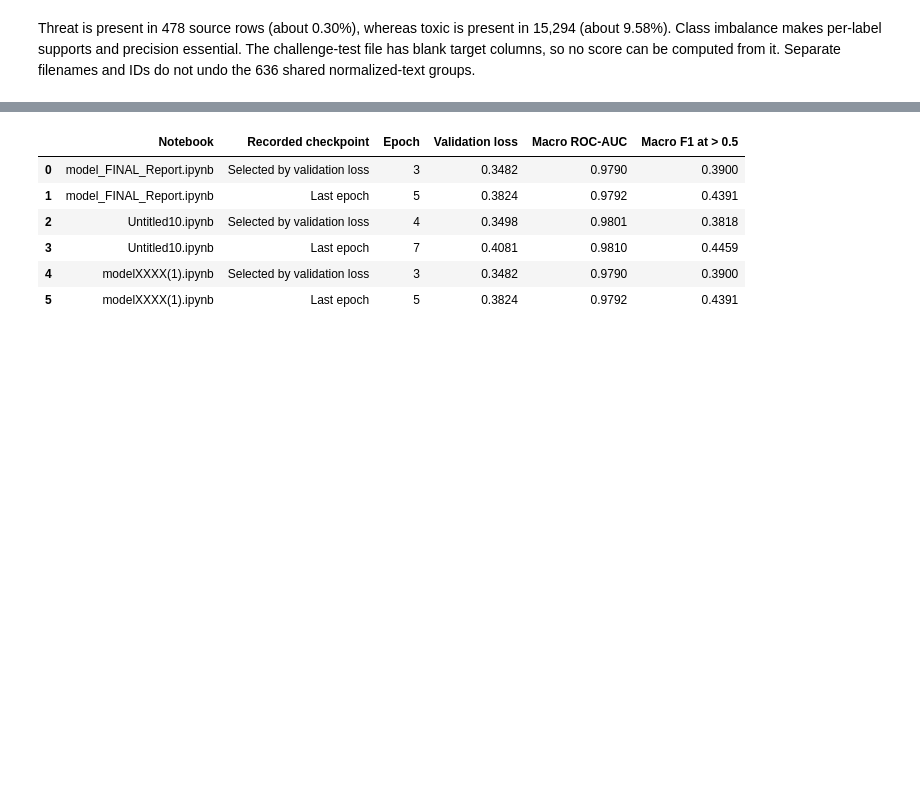
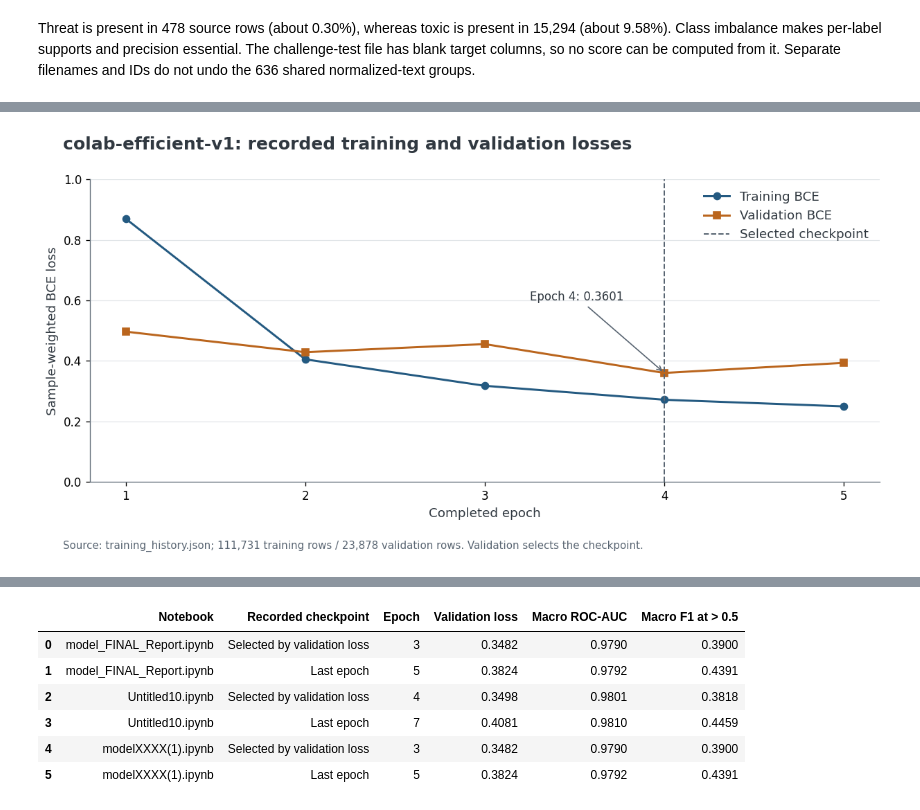
Before and after one commit to mobatayneh/toxic-comment-classification, a Jupyter notebook: notebooks/01_results_review.ipynb, the cells around one changed output, grey strips where cells are left out. Saved outputs shown, nothing was run; the diff lists cells and outputs as text; code cells hidden in the pictures; blank space fills up the shorter version.

```diff
--- a/notebooks/01_results_review.ipynb
+++ b/notebooks/01_results_review.ipynb
@@ -127,0 +189,20 @@ F1 in these saved outputs uses strict `score > 0.5`. Table precision reflects th
+# %%
+configure_style()
+neural_epoch_table = pd.DataFrame(neural_history["epochs"])
+figure, axis = plt.subplots(figsize=(10.8, 5.2))
+axis.plot(neural_epoch_table["epoch"], neural_epoch_table["training_loss"], color=BLUE, marker="o", label="Training BCE")
+axis.plot(neural_epoch_table["epoch"], neural_epoch_table["validation_loss"], color=ORANGE, marker="s", label="Validation BCE")
+axis.axvline(selected_neural["epoch"], color="#596572", linestyle="--", linewidth=1.2, label="Selected checkpoint")
+axis.annotate(f"Epoch {selected_neural['epoch']}: {selected_neural['validation_loss']:.4f}",
+              xy=(selected_neural["epoch"], selected_neural["validation_loss"]),
+              xytext=(3.25, 0.60), arrowprops={"arrowstyle": "->", "color": "#596572"}, fontsize=10)
+axis.set(xlabel="Completed epoch", ylabel="Sample-weighted BCE loss", xticks=neural_epoch_table["epoch"], ylim=(0, 1.0))
+axis.grid(axis="y")
+axis.legend(loc="upper right", frameon=False)
+figure.suptitle("colab-efficient-v1: recorded training and validation losses", x=0.06, ha="left", fontsize=15, fontweight="bold")
+figure.text(0.06, 0.025, "Source: training_history.json; 111,731 training rows / 23,878 validation rows. Validation selects the checkpoint.", fontsize=9, color="#596572")
+figure.subplots_adjust(left=0.09, right=0.97, bottom=0.18, top=0.88)
+display(figure)
+plt.close(figure)
+# %% [output]
+[figure, added]
```
Also changed, not shown: parts of 23 cells of this notebook, 52 other files.
